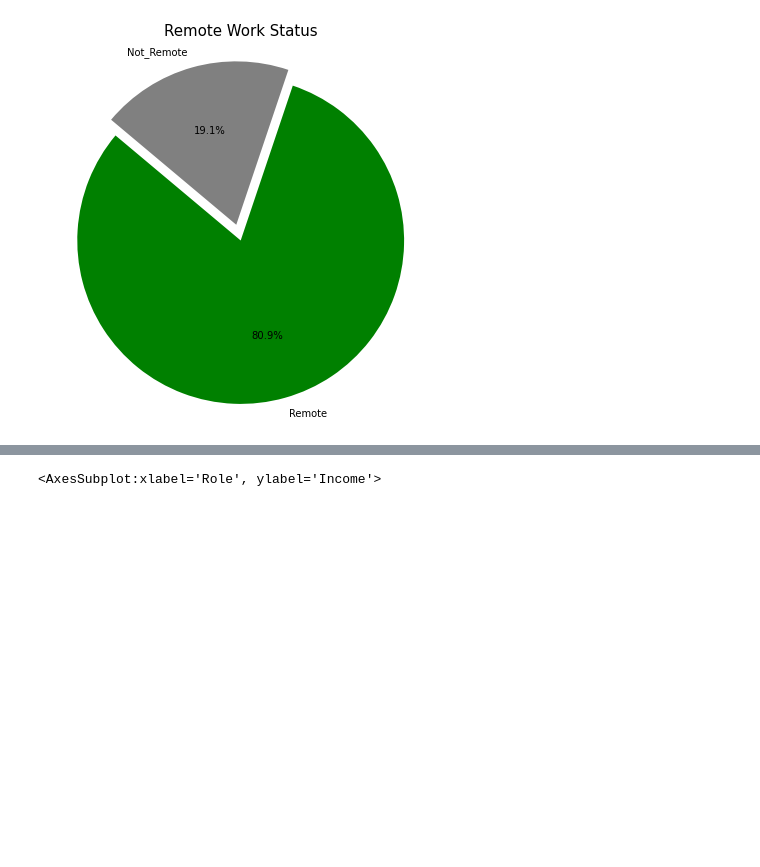
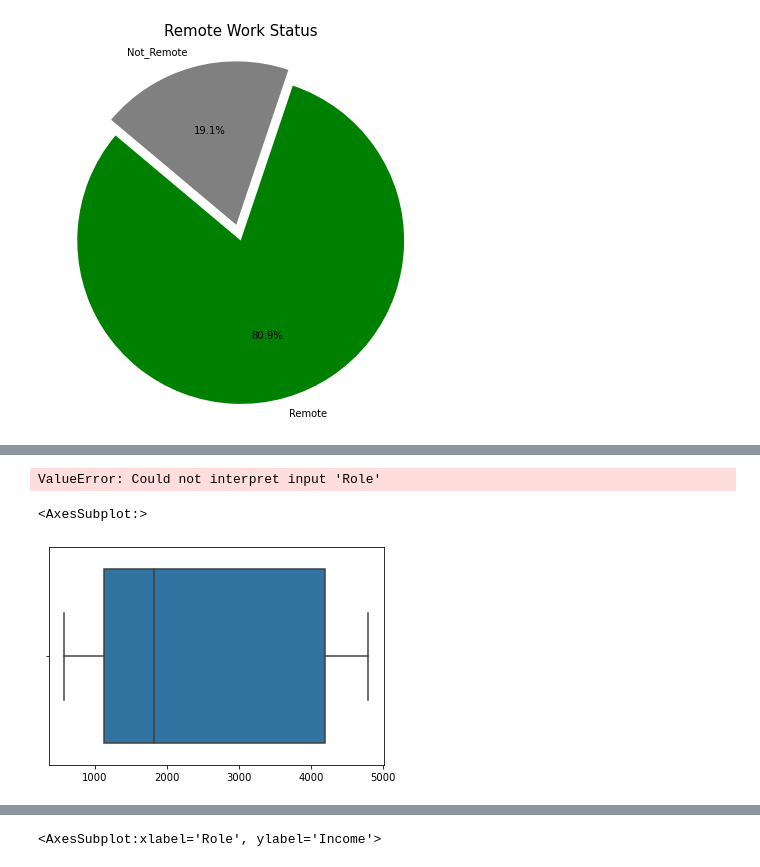
Before and after one commit to dikshya98/Python-01, a Jupyter notebook: Employee_Attrition_Analysis.ipynb, the cells around one changed output, grey strips where cells are left out. Saved outputs shown, nothing was run; the diff lists cells and outputs as text; code cells hidden in the pictures; blank space fills up the shorter version.

```diff
--- a/Employee_Attrition_Analysis.ipynb
+++ b/Employee_Attrition_Analysis.ipynb
@@ -160,0 +168,3 @@ plt.show()
+# %%
+Remotework_Joblevel = data.groupby(['Job_Level', 'Remote_Work']).size()
+print(Remotework_Joblevel)
@@ -160,0 +180,9 @@ plt.show()
+# %%
+sns.barplot(x='Role',y='Income',data=Remotework_Joblevel)
+# %% [output]
+ValueError: Could not interpret input 'Role'
+# %%
+sns.boxplot (Remotework_Joblevel)
+# %% [output]
+<AxesSubplot:>
+[figure, added]
```
Also changed, not shown: parts of 5 cells of this notebook.
